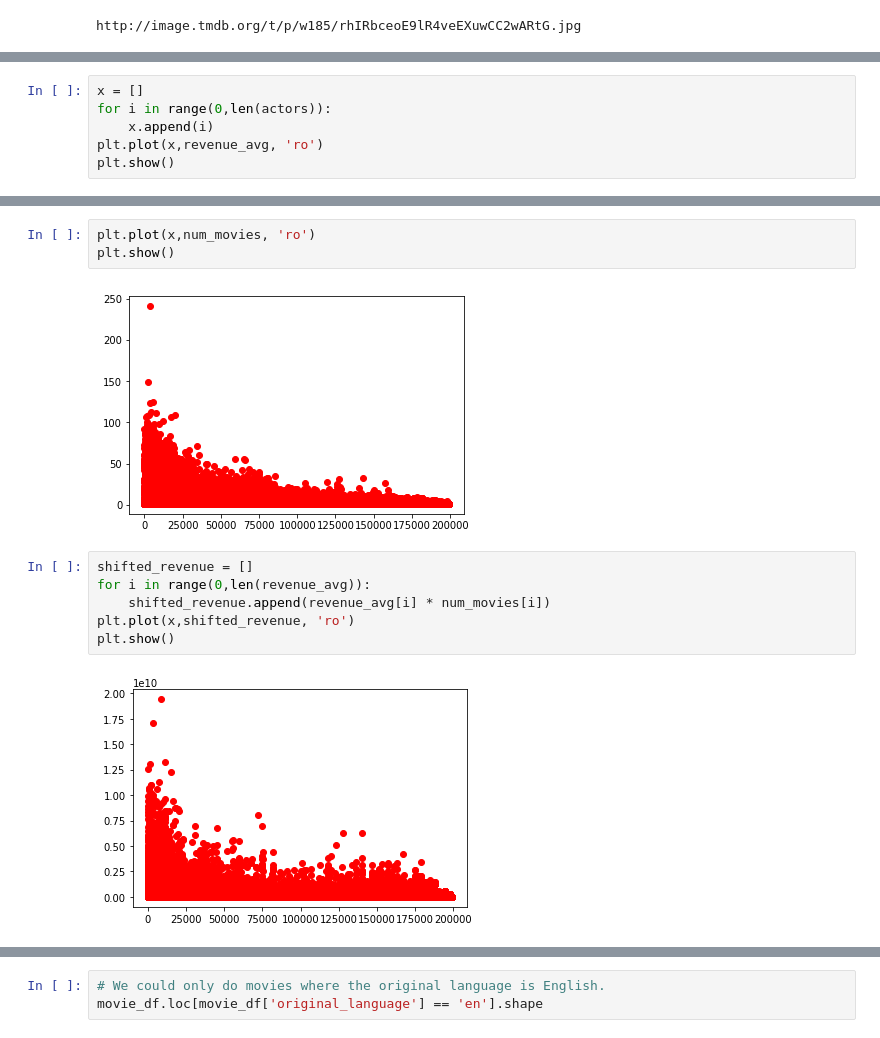
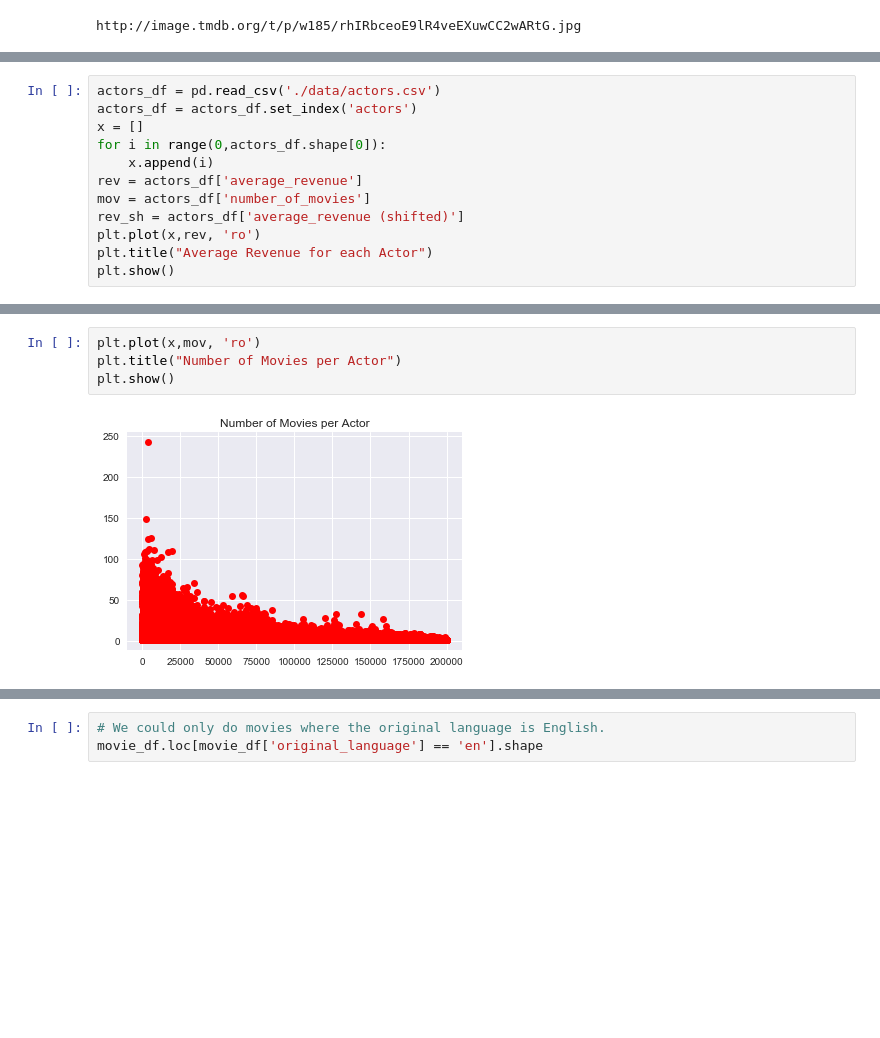
Before and after one commit to christian7137/MovieDataset, a Jupyter notebook: MovieNB_1.ipynb, the cells around one changed output, grey strips where cells are left out. Cells and saved outputs as stored; diff of their text form; blank space fills up the shorter version.

Commit message:
Actor section cleaned up:

```diff
--- a/MovieNB_1.ipynb
+++ b/MovieNB_1.ipynb
@@ -224,6 +224,0 @@ for index, row in movie_df.iterrows():
-# %%
-x = []
-for i in range(0,len(actors)):
-    x.append(i)
-plt.plot(x,revenue_avg, 'ro')
-plt.show()
@@ -231,0 +225,12 @@ plt.show()
+# %%
+actors_df = pd.read_csv('./data/actors.csv')
+actors_df = actors_df.set_index('actors')
+x = []
+for i in range(0,actors_df.shape[0]):
+    x.append(i)
+rev = actors_df['average_revenue']
+mov = actors_df['number_of_movies']
+rev_sh = actors_df['average_revenue (shifted)']
+plt.plot(x,rev, 'ro')
+plt.title("Average Revenue for each Actor")
+plt.show()
@@ -232,13 +239,6 @@ plt.show()
 # %%
-plt.plot(x,num_movies, 'ro')
+plt.plot(x,mov, 'ro')
+plt.title("Number of Movies per Actor")
 plt.show()
 # %% [output]
-[figure, old version]
+[figure, new version]
-# %%
-shifted_revenue = []
-for i in range(0,len(revenue_avg)):
-    shifted_revenue.append(revenue_avg[i] * num_movies[i])
-plt.plot(x,shifted_revenue, 'ro')
-plt.show()
-# %% [output]
-[figure, removed]
```
Also changed, not shown: parts of 15 cells of this notebook.
